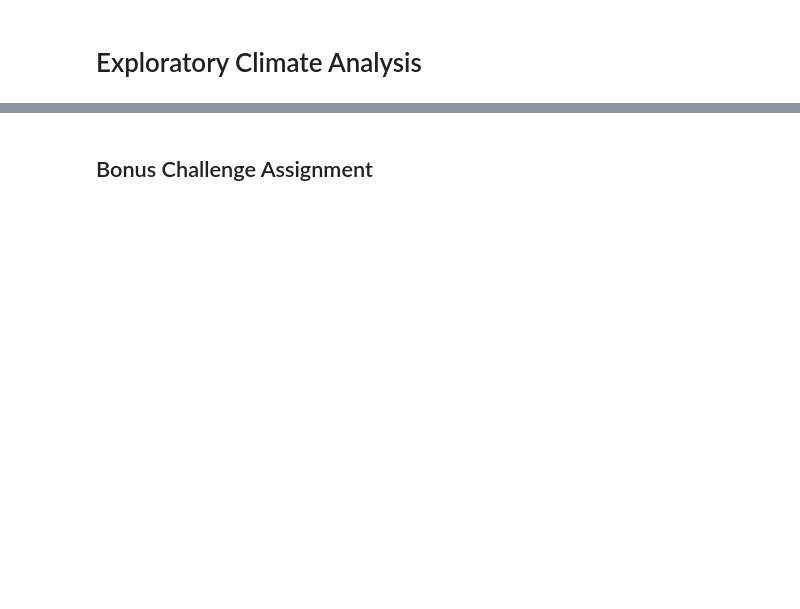
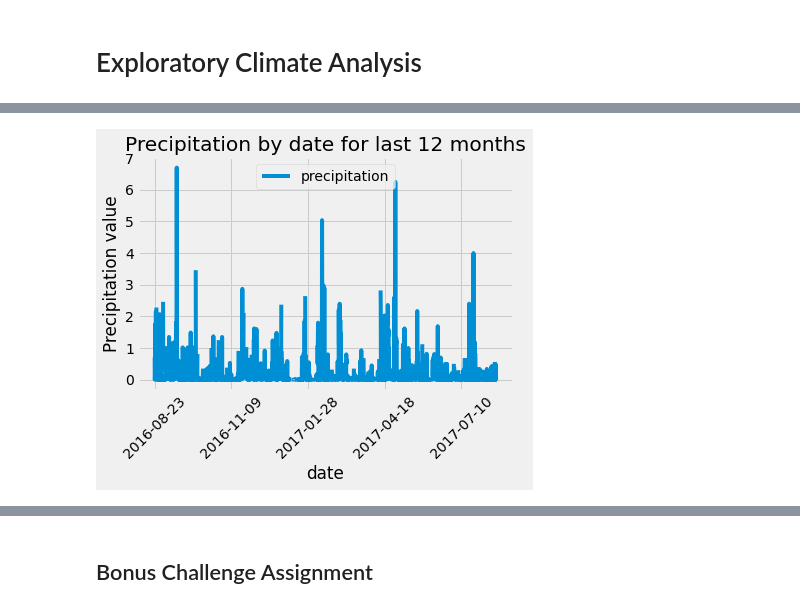
Before and after one commit to jacance/sqlalchemy-challenge, a Jupyter notebook: climate.ipynb, the cells around one changed output, grey strips where cells are left out. Saved outputs shown, nothing was run; the diff lists cells and outputs as text; code cells hidden in the pictures; blank space fills up the shorter version.

Commit message:
dataframe and plot added

```diff
--- a/climate.ipynb
+++ b/climate.ipynb
@@ -46,0 +53,8 @@ session.query(Measurement).count()
+# %%
+# Order date by descending to find last date is 2017-08-23
+last_date = session.query(Measurement.date, Measurement.prcp).order_by(Measurement.date.desc()).first()
+
+# Calculate the date 1 year ago from the last data point in the database
+# Date one year ago = 2016-08-23
+one_year_ago = dt.date(2017, 8, 23) - dt.timedelta(days=365)
+one_year_ago
@@ -47,12 +63,14 @@ session.query(Measurement).count()
 # %%
 # Design a query to retrieve the last 12 months of precipitation data and plot the results
-
-# Calculate the date 1 year ago from the last data point in the database
+last_12_mo = session.query(Measurement.date, Measurement.prcp).order_by(Measurement.date.desc()).\
+    filter(Measurement.date >= one_year_ago).all()
 
 # Perform a query to retrieve the data and precipitation scores
 
 # Save the query results as a Pandas DataFrame and set the index to the date column
+date_prcp_df = pd.DataFrame(last_12_mo, columns=['date', 'precipitation'])
+date_prcp_df = date_prcp_df.set_index("date")
 
 # Sort the dataframe by date
-
-# Use Pandas Plotting with Matplotlib to plot the data
+date_prcp_df = date_prcp_df.sort_values(by=['date'], ascending=True)
+date_prcp_df
@@ -59,2 +92,11 @@ session.query(Measurement).count()
+# %%
+# Use Pandas Plotting with Matplotlib to plot the data
+date_prcp_df.plot(y="precipitation")
+plt.xticks(rotation=45)
+plt.title("Precipitation by date for last 12 months")
+plt.ylabel("Precipitation value")
+plt.show()
+# %% [output]
+[figure, added]
 # %%
 # Use Pandas to calcualte the summary statistics for the precipitation data
```
Also changed, not shown: parts of 9 cells of this notebook.
